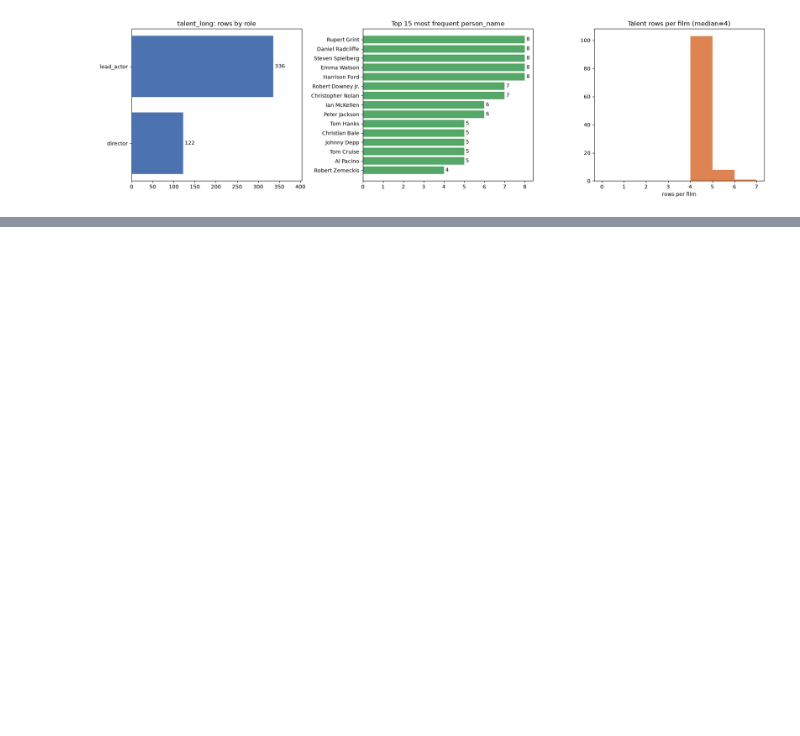
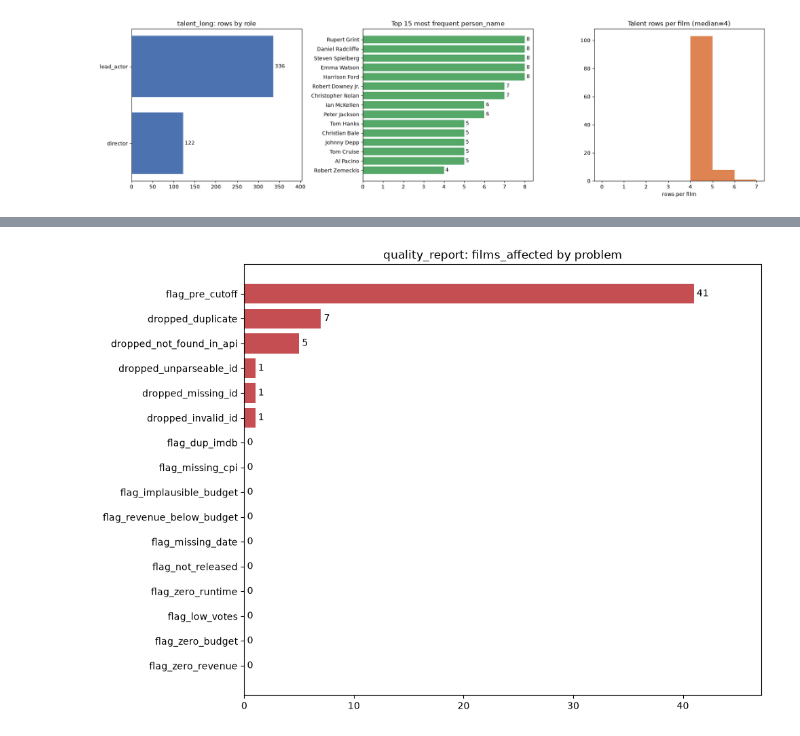
Before and after one commit to JDB-amalitech/StreamVault-Analysis, a Jupyter notebook: Data_profiling/movies.ipynb, the cells around one changed output, grey strips where cells are left out. Saved outputs shown, nothing was run; the diff lists cells and outputs as text; code cells hidden in the pictures; blank space fills up the shorter version.

```diff
--- a/Data_profiling/movies.ipynb
+++ b/Data_profiling/movies.ipynb
@@ -189,0 +196,19 @@ plt.show()
+# %%
+q_num = quality.select_dtypes("number").columns.tolist()
+q_txt = [c for c in quality.columns if c not in q_num]
+
+if q_num and q_txt:
+    label_col, value_col = q_txt[0], q_num[0]
+    q = quality[[label_col, value_col]].dropna().sort_values(value_col).tail(25)
+    fig, ax = plt.subplots(figsize=(10, max(3, 0.35 * len(q) + 1.5)))
+    bars = ax.barh(q[label_col].astype(str), q[value_col], color="#C44E52")
+    ax.bar_label(bars, labels=[f"{v:,.2f}".rstrip("0").rstrip(".") for v in q[value_col]], padding=3)
+    ax.set_xlim(0, q[value_col].max() * 1.15 if q[value_col].max() > 0 else 1)
+    ax.set_title(f"quality_report: {value_col} by {label_col}")
+    plt.tight_layout()
+    plt.savefig(OUT / "profile_quality.png", dpi=150, bbox_inches="tight")
+    plt.show()
+else:
+    display(quality)
+# %% [output]
+[figure, added]
```
Also changed, not shown: parts of 2 cells of this notebook, 1 other file.
